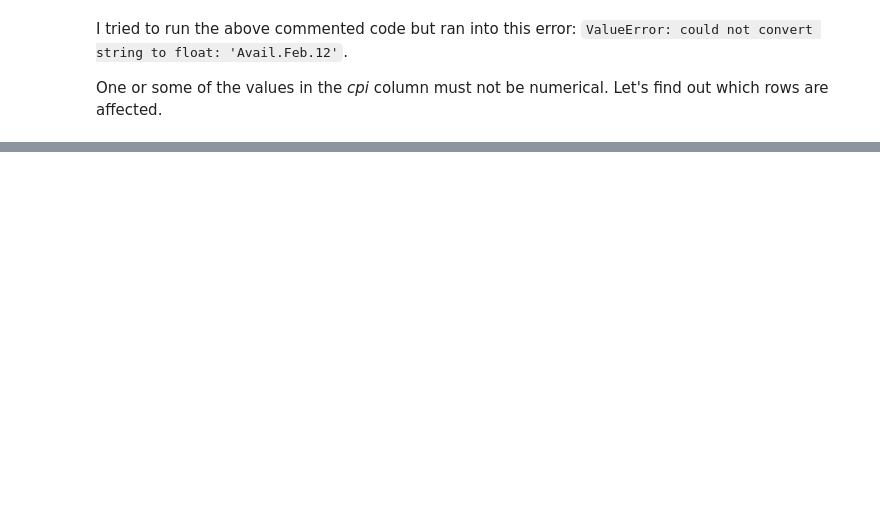
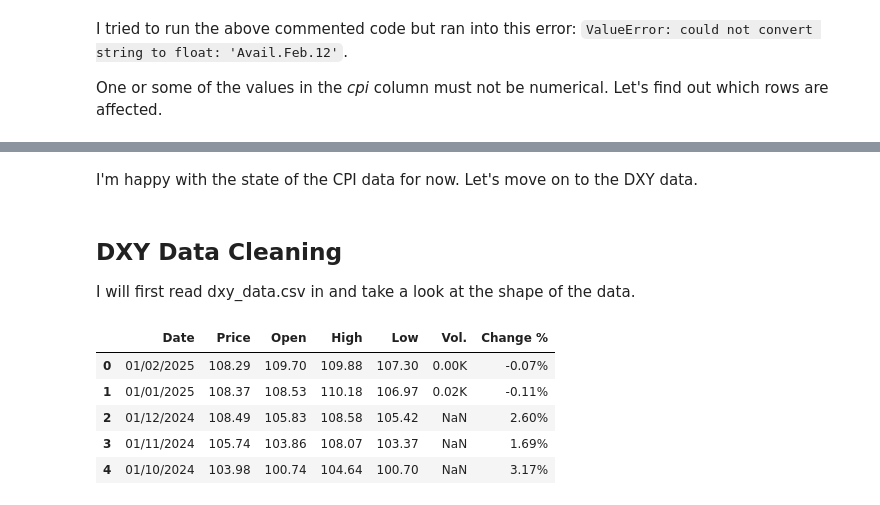
Before and after one commit to keanscott/gold_predictor, a Jupyter notebook: data_cleaning/gold_data_cleaning.ipynb, the cells around one changed output, grey strips where cells are left out. Saved outputs shown, nothing was run; the diff lists cells and outputs as text; code cells hidden in the pictures; blank space fills up the shorter version.

Commit message:
Update data. Update data cleaning notebook.

```diff
--- a/data_cleaning/gold_data_cleaning.ipynb
+++ b/data_cleaning/gold_data_cleaning.ipynb
@@ -223,0 +256,17 @@ print(non_numerical_idx)
+# %% [markdown]
+I'm happy with the state of the CPI data for now. Let's move on to the DXY data.
+# %% [markdown]
+## DXY Data Cleaning
+
+I will first read dxy_data.csv in and take a look at the shape of the data.
+# %%
+dxy_data = pd.read_csv("../data/dxy_data.csv")
+
+dxy_data.head()
+# %% [output]
+|  | Date | Price | Open | High | Low | Vol. | Change % |
+| 0 | 01/02/2025 | 108.29 | 109.70 | 109.88 | 107.30 | 0.00K | -0.07% |
+| 1 | 01/01/2025 | 108.37 | 108.53 | 110.18 | 106.97 | 0.02K | -0.11% |
+| 2 | 01/12/2024 | 108.49 | 105.83 | 108.58 | 105.42 | NaN | 2.60% |
+| 3 | 01/11/2024 | 105.74 | 103.86 | 108.07 | 103.37 | NaN | 1.69% |
+| 4 | 01/10/2024 | 103.98 | 100.74 | 104.64 | 100.70 | NaN | 3.17% |
```
Also changed, not shown: parts of 22 cells of this notebook, 2 other files.
